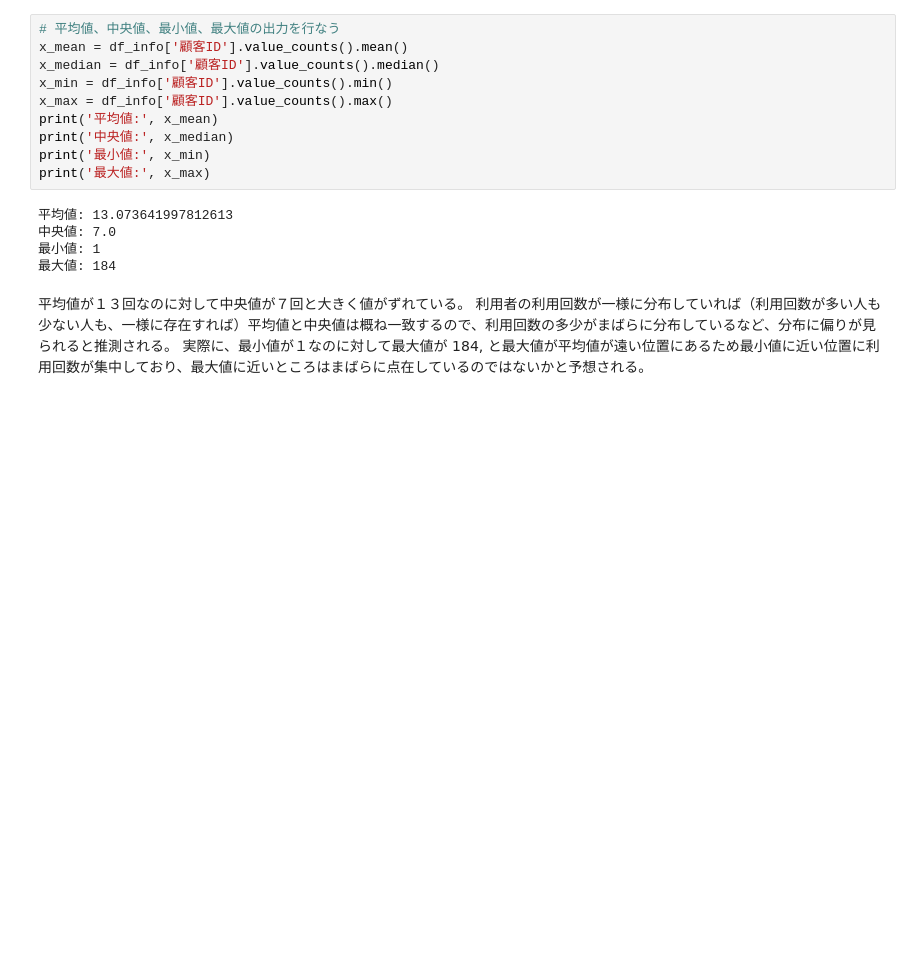
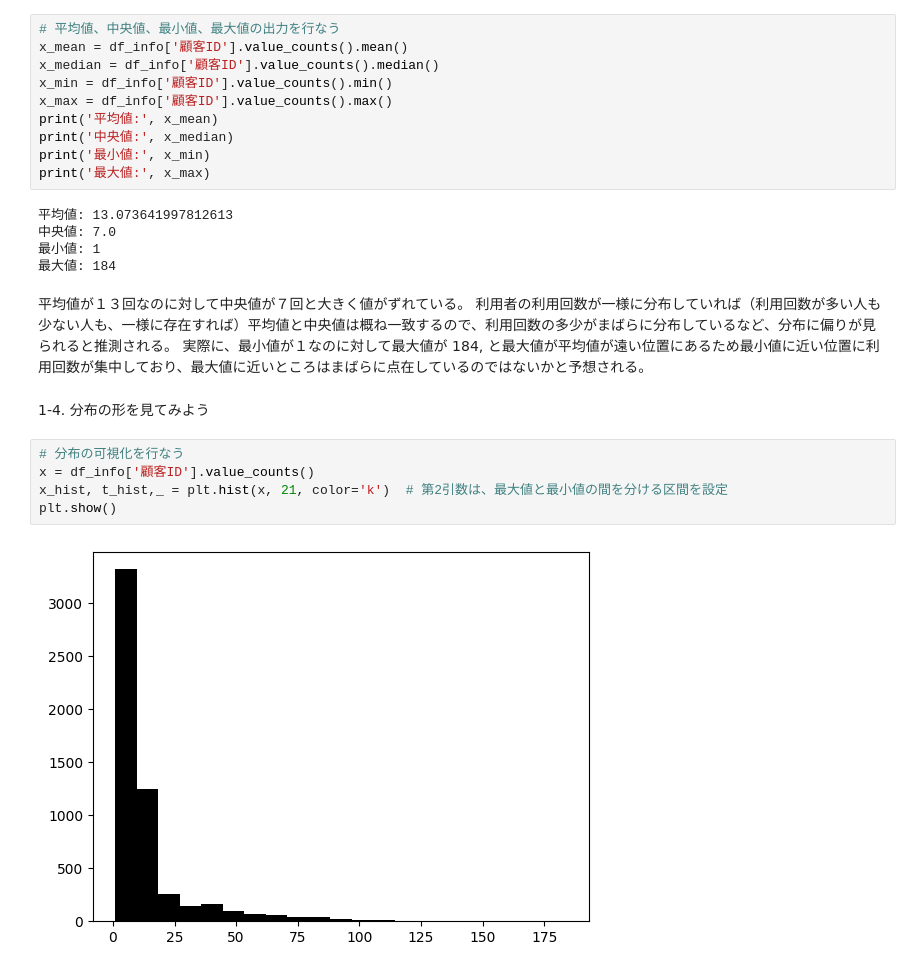
Before and after one commit to 1024xx4/math_programing_for_ai_and_ds, a Jupyter notebook: section01/section01.ipynb, the cells around one changed output. Drawn from its saved outputs; the diff is of its cells as text; blank space fills up the shorter version.

```diff
--- a/section01/section01.ipynb
+++ b/section01/section01.ipynb
@@ -78,3 +78,12 @@ print('最大値:', x_max)
 平均値が１３回なのに対して中央値が７回と大きく値がずれている。
 利用者の利用回数が一様に分布していれば（利用回数が多い人も少ない人も、一様に存在すれば）平均値と中央値は概ね一致するので、利用回数の多少がまばらに分布しているなど、分布に偏りが見られると推測される。
 実際に、最小値が１なのに対して最大値が 184, と最大値が平均値が遠い位置にあるため最小値に近い位置に利用回数が集中しており、最大値に近いところはまばらに点在しているのではないかと予想される。
+# %% [markdown]
+1-4. 分布の形を見てみよう
+# %%
+# 分布の可視化を行なう
+x = df_info['顧客ID'].value_counts()
+x_hist, t_hist,_ = plt.hist(x, 21, color='k')  # 第2引数は、最大値と最小値の間を分ける区間を設定
+plt.show()
+# %% [output]
+[figure, added]
```
Also changed, not shown: parts of 1 cell of this notebook.
